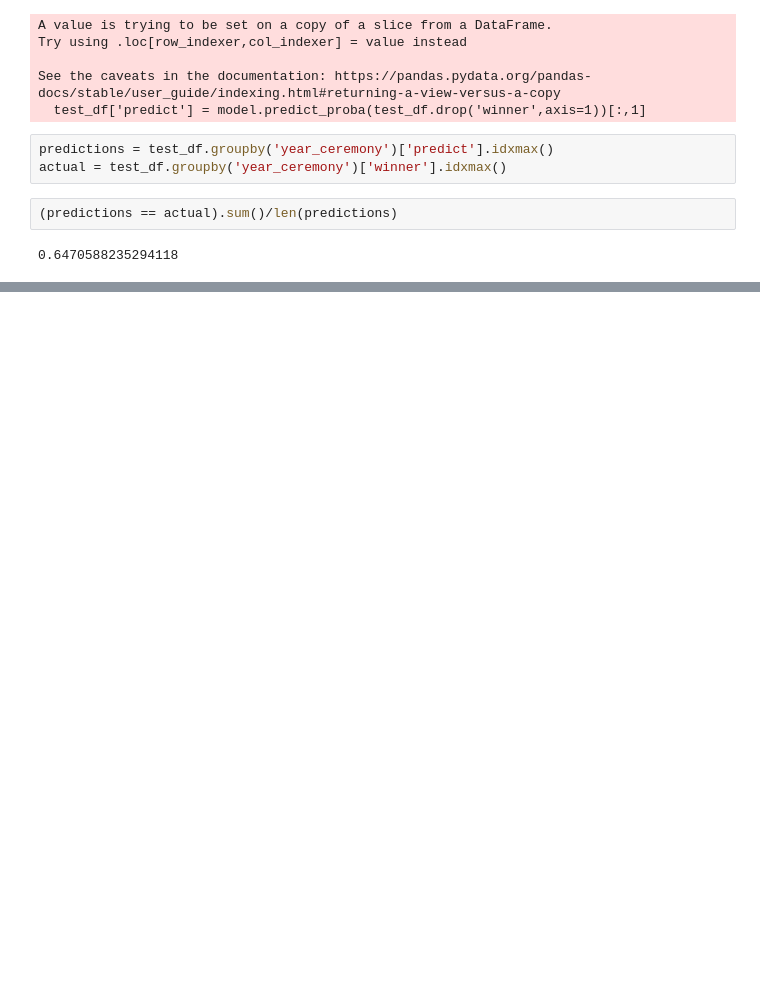
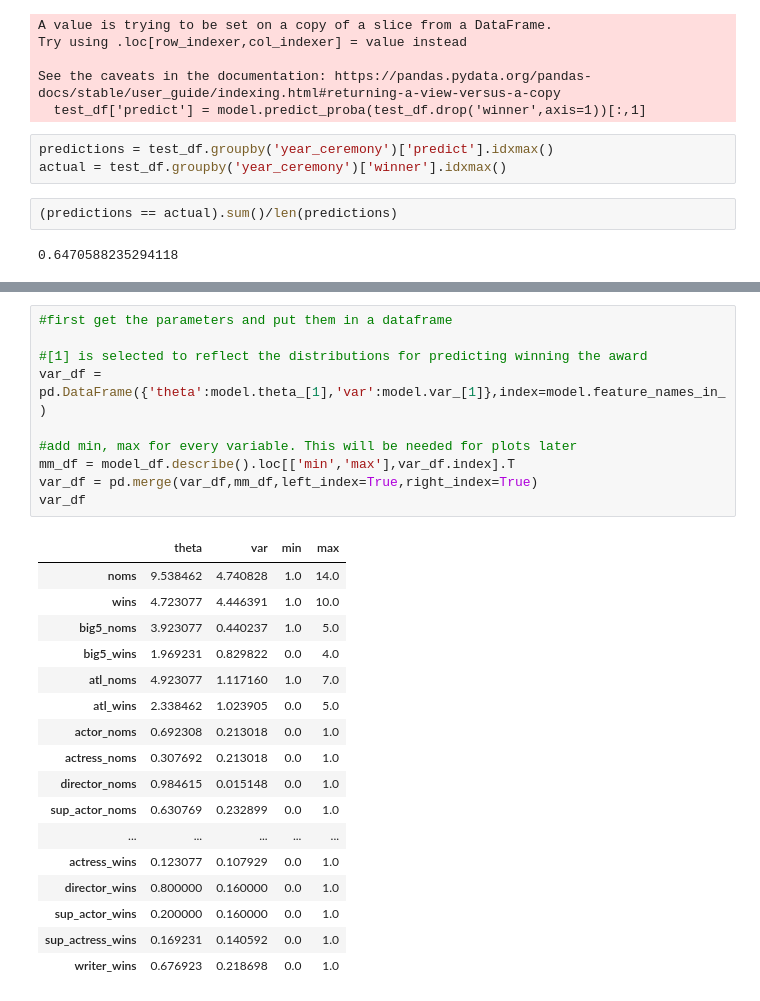
Before and after one commit to nthall93/oscars, a Jupyter notebook: model.ipynb, the cells around one changed output, grey strips where cells are left out. Cells and saved outputs as stored; diff of their text form; blank space fills up the shorter version.

```diff
--- a/model.ipynb
+++ b/model.ipynb
@@ -111,0 +140,28 @@ actual = test_df.groupby('year_ceremony')['winner'].idxmax()
+# %%
+#first get the parameters and put them in a dataframe
+
+#[1] is selected to reflect the distributions for predicting winning the award
+var_df = pd.DataFrame({'theta':model.theta_[1],'var':model.var_[1]},index=model.feature_names_in_)
+
+#add min, max for every variable. This will be needed for plots later
+mm_df = model_df.describe().loc[['min','max'],var_df.index].T
+var_df = pd.merge(var_df,mm_df,left_index=True,right_index=True)
+var_df
+# %% [output]
+|  | theta | var | min | max |
+| noms | 9.538462 | 4.740828 | 1.0 | 14.0 |
+| wins | 4.723077 | 4.446391 | 1.0 | 10.0 |
+| big5_noms | 3.923077 | 0.440237 | 1.0 | 5.0 |
+| big5_wins | 1.969231 | 0.829822 | 0.0 | 4.0 |
+| atl_noms | 4.923077 | 1.117160 | 1.0 | 7.0 |
+| atl_wins | 2.338462 | 1.023905 | 0.0 | 5.0 |
+| actor_noms | 0.692308 | 0.213018 | 0.0 | 1.0 |
+| actress_noms | 0.307692 | 0.213018 | 0.0 | 1.0 |
+| director_noms | 0.984615 | 0.015148 | 0.0 | 1.0 |
+| sup_actor_noms | 0.630769 | 0.232899 | 0.0 | 1.0 |
+| ... | ... | ... | ... | ... |
+| actress_wins | 0.123077 | 0.107929 | 0.0 | 1.0 |
+| director_wins | 0.800000 | 0.160000 | 0.0 | 1.0 |
+| sup_actor_wins | 0.200000 | 0.160000 | 0.0 | 1.0 |
+| sup_actress_wins | 0.169231 | 0.140592 | 0.0 | 1.0 |
+| writer_wins | 0.676923 | 0.218698 | 0.0 | 1.0 |
```
Also changed, not shown: parts of 10 cells of this notebook, 1 other file.
